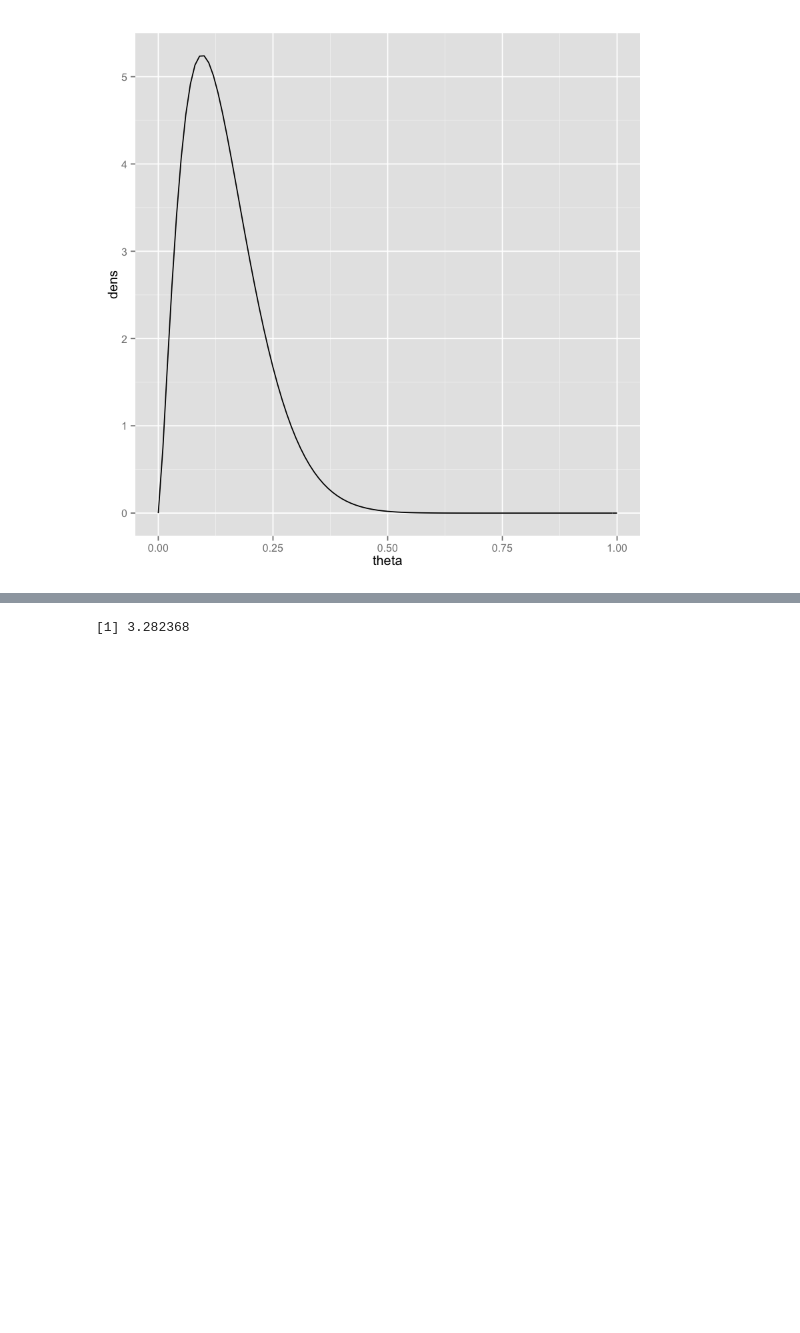
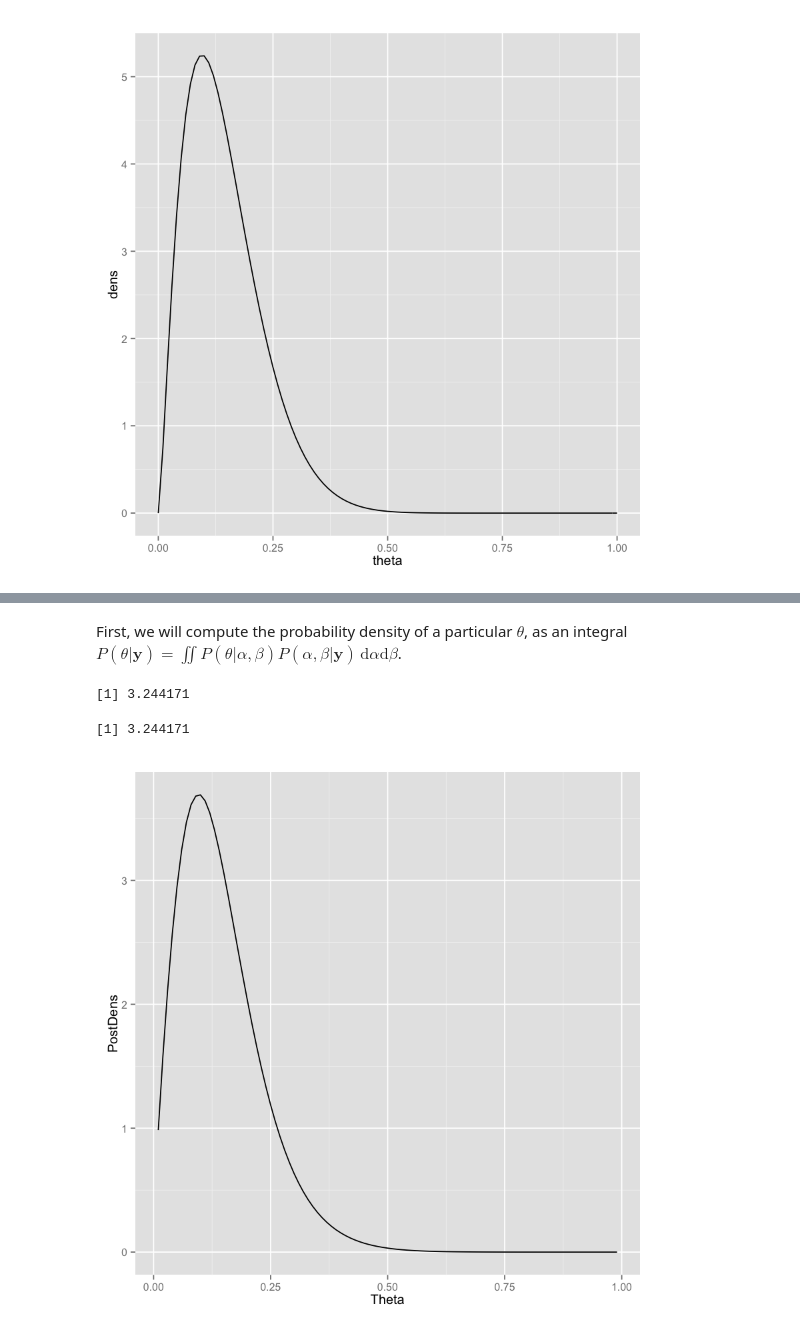
Before and after one commit to mdekstrand/rat-tumors, a Jupyter notebook: RatTumors.ipynb, the cells around one changed output, grey strips where cells are left out. Cells and saved outputs as stored; diff of their text form; code cells hidden in the pictures; blank space fills up the shorter version.

```diff
--- a/RatTumors.ipynb
+++ b/RatTumors.ipynb
@@ -85,12 +86,12 @@ $$P(\alpha, \beta|\mathrm{y}) \propto P(\alpha, \beta) \prod_j \frac{\Gamma(\alp
 
 We will compute this log-transformed.
 # %%
-rats.loglike = function(alpha, beta) {
+rats.loglike = function(alpha, beta, ys=rat.data$Infected, ns=rat.data$Total) {
     base = lgamma(alpha + beta) - lgamma(alpha) - lgamma(beta)
     data = mapply(a=alpha, b=beta, FUN=function(a, b) {
-        sum(lgamma(a + rat.data$Infected) +
-                lgamma(b + rat.data$Total - rat.data$Infected) -
-                lgamma(a + b + rat.data$Total))
+        sum(lgamma(a + ys) +
+                lgamma(b + ns - ys) -
+                lgamma(a + b + ns))
     })
     nrow(rat.data) * base + data
 }
@@ -293,19 +282,34 @@ First, we will compute the probability density of a particular $\theta$, as an i
+# %% [markdown]
+First, we will compute the probability density of a particular $\theta$, as an integral $P(\theta|\mathbf{y}) = \iint P(\theta|\alpha,\beta)P(\alpha,\beta|\mathbf{y}) \, \mathrm{d}\alpha \mathrm{d}\beta$.
 # %%
-theta.post = function(theta) {
-    sapply(theta, function(thv) {
+theta.post = function(theta, loglike=rats_loglike) {
+    aaply(theta, 1, function(thv) {
         integrate(function(beta) {
-            sapply(beta, function(bv) {
+            aaply(beta, 1, function(bv) {
                 integrate(function(alpha) {
-                    ll = rats.loglike(alpha, bv)
+                    ll = loglike(alpha, bv, rat.data$Infected, rat.data$Total)
                     like = exp(ll + 735)
-                    pth = sapply(alpha, function(av) { dbeta(thv, av, bv) })
-                    pth * prior(alpha, beta) * like
+                    pth = dbeta(thv, alpha, bv)
+                    pth * prior(alpha, bv) * like
                 }, 0, Inf, rel.tol = 0.001)$value
-            })
-        }, 0, Inf, rel.tol = 0.001)$value
+                })
+            }, 0, Inf, rel.tol = 0.001)$value
     })
 }
+# %%
+theta.post(0.14, rats.loglike)
+# %% [output]
+[1] 3.244171
 # %%
-theta.post(0.14)
+theta.post(0.14, rats_loglike)
 # %% [output]
-[1] 3.282368
+[1] 3.244171
+# %%
+thetas.frame = data.frame(Theta=seq(0.01, 0.99, 0.01))
+thetas.frame$PostDens = theta.post(thetas.frame$Theta)
+# %%
+ggplot(thetas.frame) +
+    aes(x=Theta, y=PostDens) +
+    geom_line()
+# %% [output]
+[figure, added]
```
Also changed, not shown: parts of 5 cells of this notebook, 1 other file.
